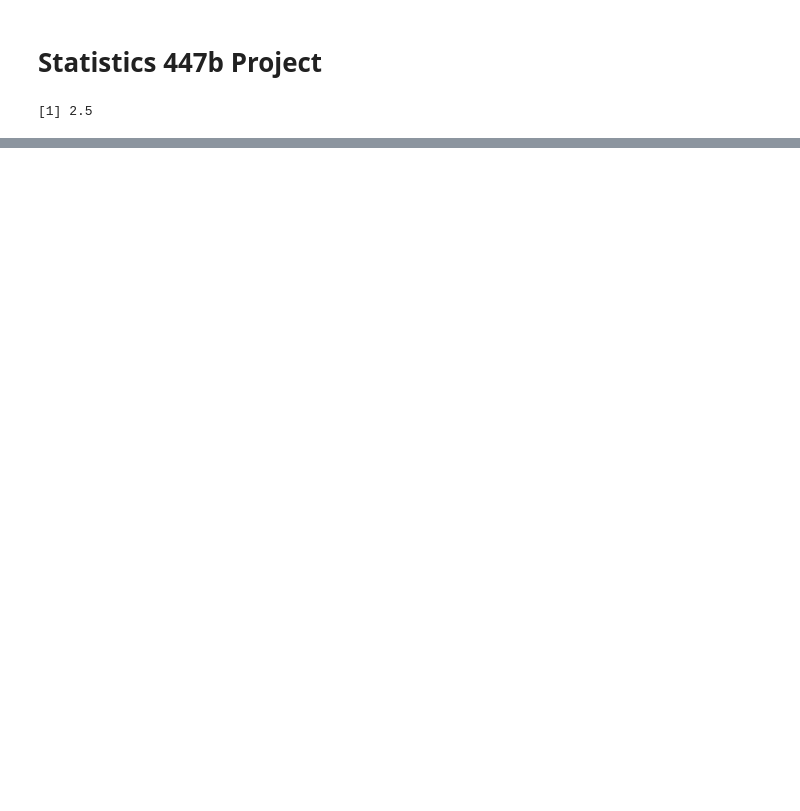
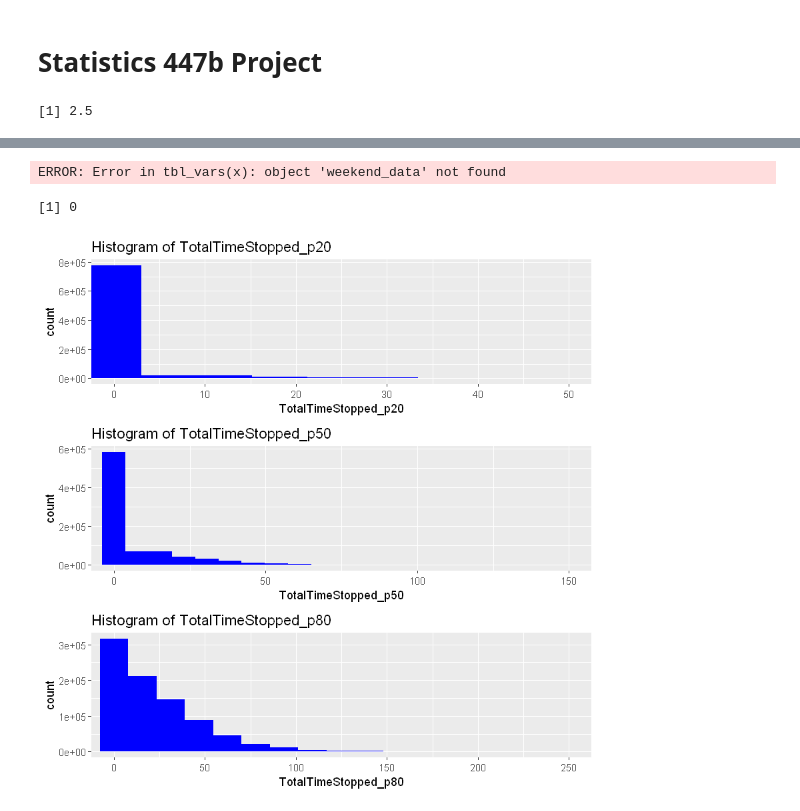
Before and after one commit to Haximilian/statistics447b, a Jupyter notebook: Statistics 447b Project - Adel.ipynb, the cells around one changed output, grey strips where cells are left out. Saved outputs shown, nothing was run; the diff lists cells and outputs as text; code cells hidden in the pictures; blank space fills up the shorter version.

Commit message:
Some exploratory plots and data for cities, months, weekend and hours

```diff
--- a/Statistics 447b Project - Adel.ipynb
+++ b/Statistics 447b Project - Adel.ipynb
@@ -13,4 +13,4 @@ mean(c(1,3,2,4))
 # %% [output]
 [1] 2.5
 # %%
-training <- read.csv('data/train.csv')
+training <- read.csv('train.csv')
@@ -20,0 +92,21 @@ ERROR: Error in file(file, "rt"): cannot open the connection
+# %%
+summarise_at(weekend_data, vars(Latitude, Longitude, TotalTimeStopped_p50), list(mean=mean, median=median))
+# %% [output]
+ERROR: Error in tbl_vars(x): object 'weekend_data' not found
+# %%
+sum(is.na(training))
+# %% [output]
+[1] 0
+# %%
+p1 <- ggplot(training, aes(x = TotalTimeStopped_p20)) + geom_histogram(fill = 'blue', bins = 50) +
+  ggtitle('Histogram of TotalTimeStopped_p20') + coord_cartesian(xlim = c(0,50))
+
+p2 <- ggplot(training, aes(x = TotalTimeStopped_p50)) + geom_histogram(fill = 'blue', bins = 50) +
+  ggtitle('Histogram of TotalTimeStopped_p50') + coord_cartesian(xlim = c(0,150))
+
+p3 <- ggplot(training, aes(x = TotalTimeStopped_p80)) + geom_histogram(fill = 'blue', bins = 50) +
+  ggtitle('Histogram of TotalTimeStopped_p80') + coord_cartesian(xlim = c(0,250))
+# %%
+grid.arrange(p1, p2, p3, ncol = 1)
+# %% [output]
+[figure, added]
```
Also changed, not shown: parts of 33 cells of this notebook.
